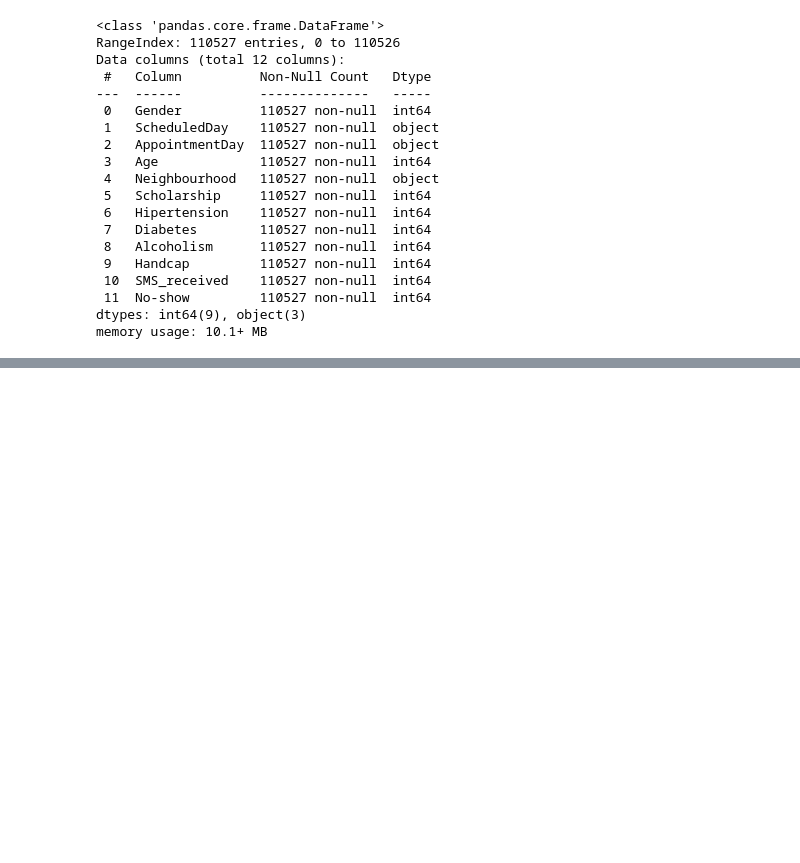
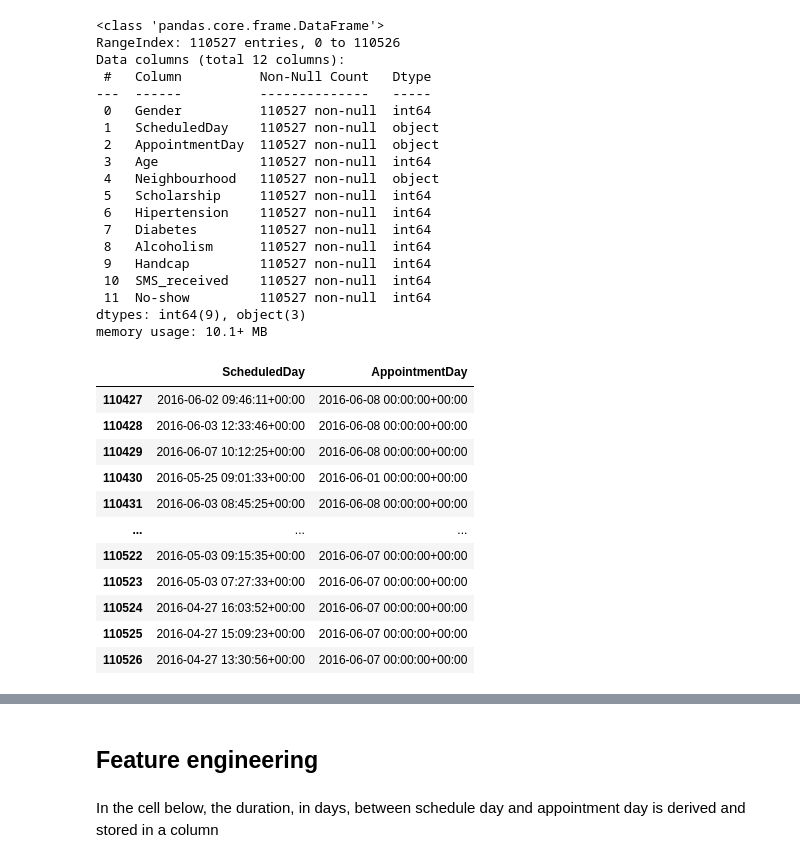
Before and after one commit to soipanhamisi/KNN_Classification_Regression_Analysis, a Jupyter notebook: notebooks/assignment_2.ipynb, the cells around one changed output, grey strips where cells are left out. Cells and saved outputs as stored; diff of their text form; code cells hidden in the pictures; blank space fills up the shorter version.

Commit message:
feature engineering

```diff
--- a/notebooks/assignment_2.ipynb
+++ b/notebooks/assignment_2.ipynb
@@ -156,5 +156,17 @@ Data columns (total 12 columns):
 dtypes: int64(9), object(3)
 memory usage: 10.1+ MB
 # %%
-noshow_dataset_df1['ScheduledDay'].head()
+noshow_dataset_df1[['ScheduledDay', 'AppointmentDay']].tail(100)
 # %% [output]
+|  | ScheduledDay | AppointmentDay |
+| 110427 | 2016-06-02 09:46:11+00:00 | 2016-06-08 00:00:00+00:00 |
+| 110428 | 2016-06-03 12:33:46+00:00 | 2016-06-08 00:00:00+00:00 |
+| 110429 | 2016-06-07 10:12:25+00:00 | 2016-06-08 00:00:00+00:00 |
+| 110430 | 2016-05-25 09:01:33+00:00 | 2016-06-01 00:00:00+00:00 |
+| 110431 | 2016-06-03 08:45:25+00:00 | 2016-06-08 00:00:00+00:00 |
+| ... | ... | ... |
+| 110522 | 2016-05-03 09:15:35+00:00 | 2016-06-07 00:00:00+00:00 |
+| 110523 | 2016-05-03 07:27:33+00:00 | 2016-06-07 00:00:00+00:00 |
+| 110524 | 2016-04-27 16:03:52+00:00 | 2016-06-07 00:00:00+00:00 |
+| 110525 | 2016-04-27 15:09:23+00:00 | 2016-06-07 00:00:00+00:00 |
+| 110526 | 2016-04-27 13:30:56+00:00 | 2016-06-07 00:00:00+00:00 |
@@ -166,0 +174,4 @@ Name: ScheduledDay, dtype: object
+# %% [markdown]
+## Feature engineering
+# %% [markdown]
+In the cell below, the duration, in days, between schedule day and appointment day is derived and stored in a column
```
Also changed, not shown: parts of 5 cells of this notebook.
